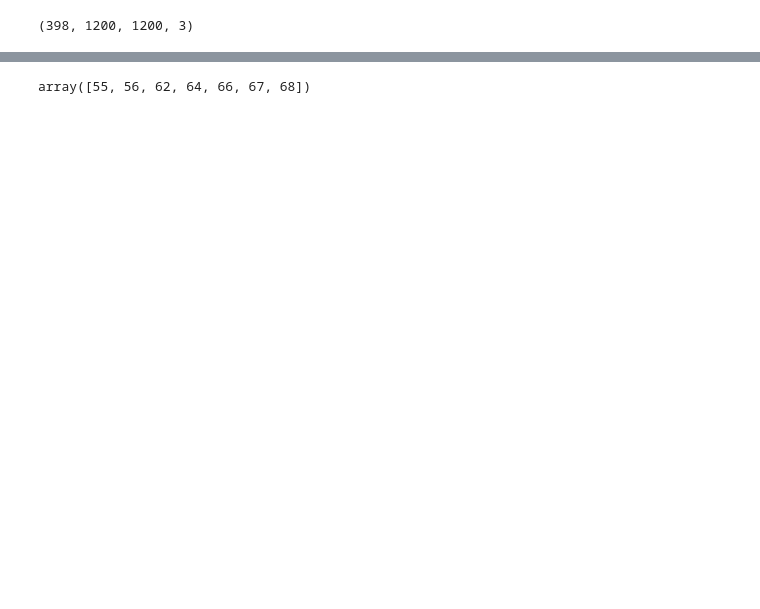
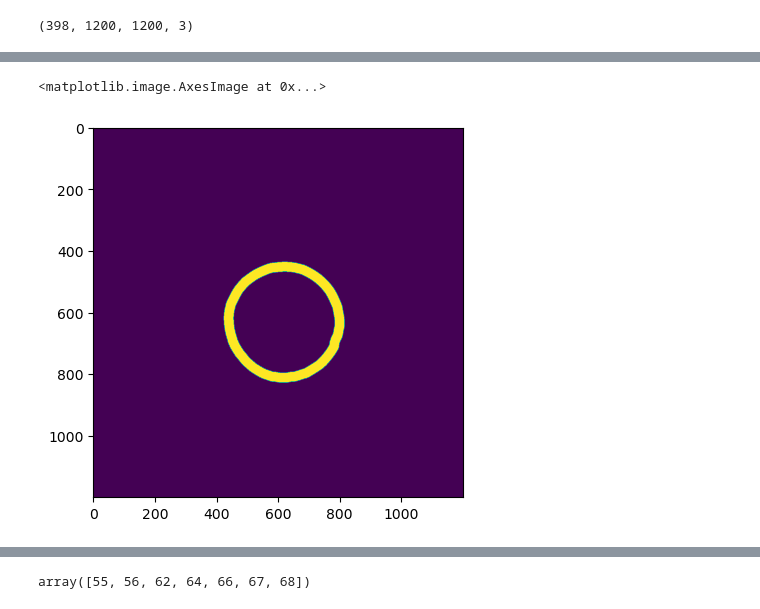
Before and after one commit to RudgeLab/popdyn, a Jupyter notebook: Notebooks/Chapter 3 - Correlation.ipynb, the cells around one changed output, grey strips where cells are left out. Drawn from its saved outputs; the diff is of its cells as text; code cells hidden in the pictures; blank space fills up the shorter version.

```diff
--- a/Notebooks/Chapter 3 - Correlation.ipynb
+++ b/Notebooks/Chapter 3 - Correlation.ipynb
@@ -129,0 +236,5 @@ edt = edt[:,:,:]
+# %%
+plt.imshow(idx_11)
+# %% [output]
+<matplotlib.image.AxesImage at 0x...>
+[figure, added]
```
Also changed, not shown: parts of 21 cells of this notebook.
